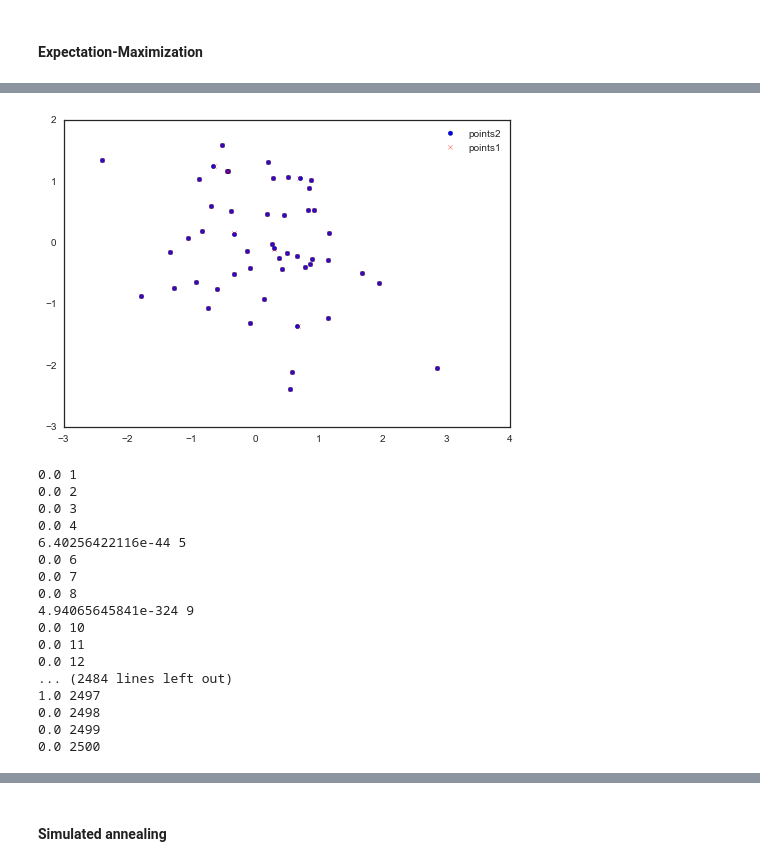
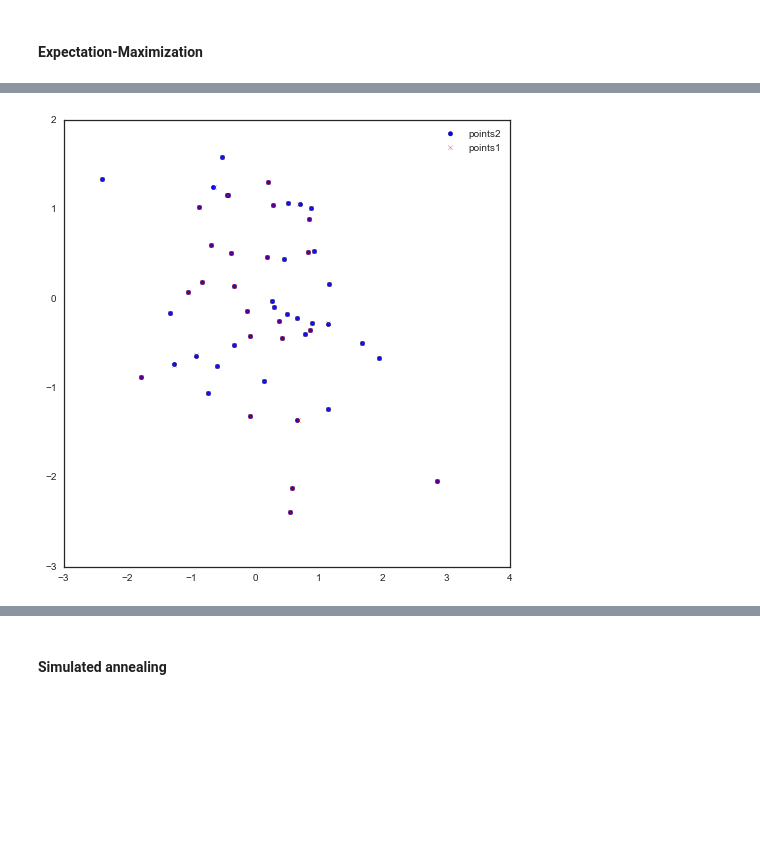
Before and after one commit to hanqingxu93/2016, a Jupyter notebook: Homework/AM207_JOSHUAMEI_HW4.ipynb, the cells around one changed output, grey strips where cells are left out. Saved outputs shown, nothing was run; the diff lists cells and outputs as text; code cells hidden in the pictures; blank space fills up the shorter version.

```diff
--- a/Homework/AM207_JOSHUAMEI_HW4.ipynb
+++ b/Homework/AM207_JOSHUAMEI_HW4.ipynb
@@ -267,0 +279,7 @@ mcmc.sample(iter=5000, burn=700,thin=5)
+# %%
+alpha_trace = []
+for i in params:
+    alpha_trace.append(i[0])
+plt.plot(alpha_trace)
+plt.figure()
+plt.hist(alpha_trace)
@@ -374,18 +390,15 @@ def Mstep(x, W, y):
     return A
 # %%
 # Initialize values
-theta = 2*np.pi*np.random.random(1)
-tx = np.random.random(1)
-ty = np.random.random(1)
-A = [[np.cos(theta),np.sin(theta),0],[-np.sin(theta),np.cos(theta),0],[tx,ty,1]]
-A = [[  9.23982723e-01,  -3.82589429e-01,   0],
- [  3.82610186e-01,   9.23838363e-01,  0],
- [ -4.90965656e-05,  -4.89620663e-06,   1]]
-#W = np.diag(1.0/numpoints*np.ones(numpoints**2))
-W = np.diag(np.ones(numpoints**2))
+
+# these initialization values were chosen based on the A that I got from simulated annealing.
+tmp1 = 0.8 + 0.2*np.random.random(1)
+tmp2 = 0.3 + 0.2*np.random.random(1)
+A = [[  tmp1,  -tmp2,   0],[tmp2,  tmp1,  0], [ 0,  0,   1]]
+W = np.diag(1.0/numpoints*np.ones(numpoints**2))
 
 # Stopping criterion
-crit = 1e-5
+crit = 1e-10
 
 # Convergence flag
 converged = False
@@ -400,18 +413,12 @@ while not converged:
 
     # M-step
     A_new = Mstep(x, W, y)
-    A_tmp = A
+
     # Check convergence
     converged = (np.abs(A_new - A) < crit).all()
     A = A_new
 
     iterations +=1
-    if iterations % 1000 == 0:
-        print iterations
-    if iterations > 5000:
-        print time.time() - tic
-        print np.abs(A_new - A_tmp)
-        print A
-        break
+
 print "Iterations", iterations
 # %% [output]
@@ -425,32 +459,9 @@ array([[  9.23973605e-01,  -3.82588662e-01,   6.15826834e-17],
 # %%
-orderedPoints12 = np.dot(orderedX,A)
+transformedpoints_EM = np.dot(points1,A)
+plt.figure(figsize=[8,8])
 plt.scatter(points2[:,0], points2[:,1], c='b', label='points2')
-plt.scatter(orderedPoints12[:,0], orderedPoints12[:,1], c='r', marker="x", label='points1')
+plt.scatter(transformedpoints_EM[:,0], transformedpoints_EM[:,1], c='r', marker="x", label='points1')
 plt.legend()
 plt.show()
 # %% [output]
-[figure, old version]
+[figure, new version]
-# %%
-test = np.diag(W)
-j = 1
-for i in test:
-    print i,j
-    j += 1
-# %% [output]
-0.0 1
-0.0 2
-0.0 3
-0.0 4
-6.40256422116e-44 5
-0.0 6
-0.0 7
-0.0 8
-4.94065645841e-324 9
-0.0 10
-0.0 11
-0.0 12
-... (2484 lines left out)
-1.0 2497
-0.0 2498
-0.0 2499
-0.0 2500
```
Also changed, not shown: parts of 22 cells of this notebook.
